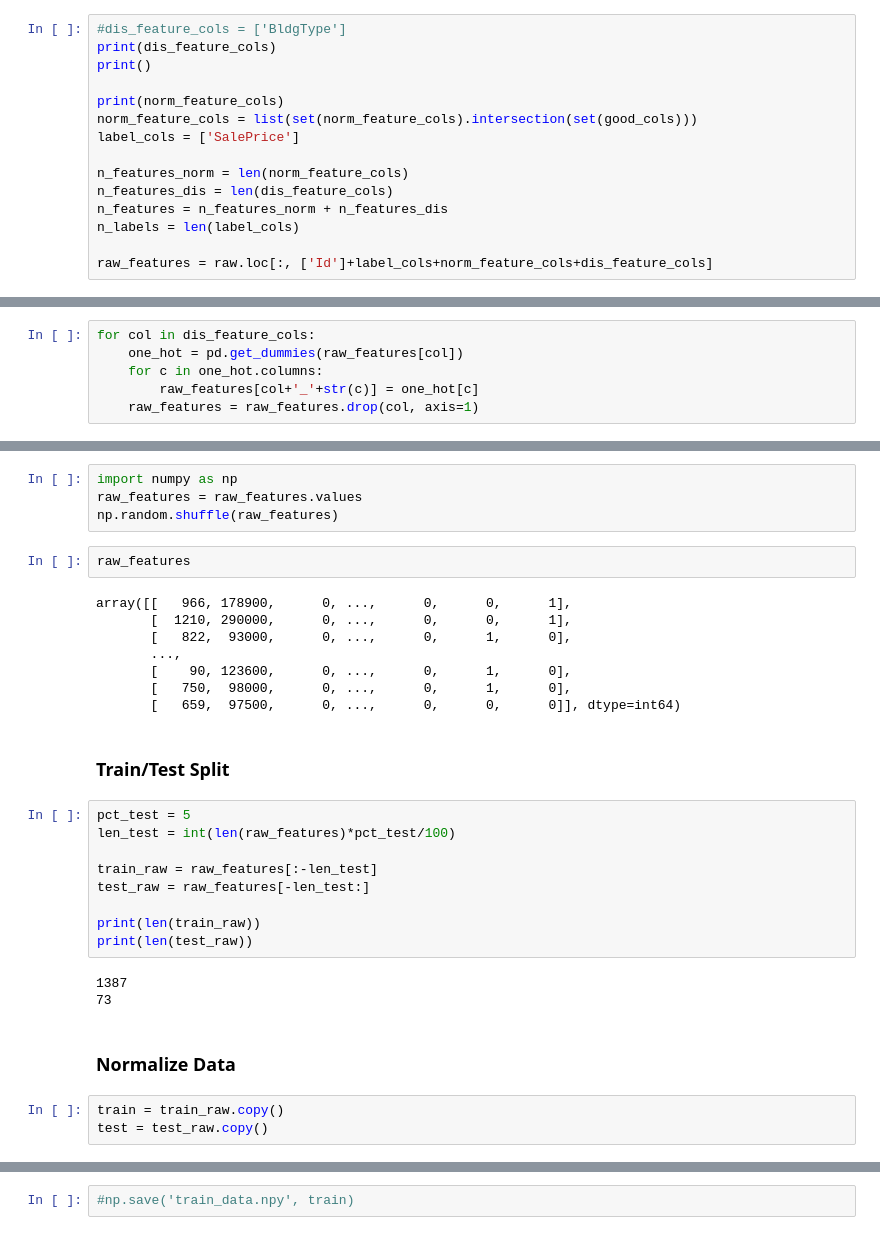
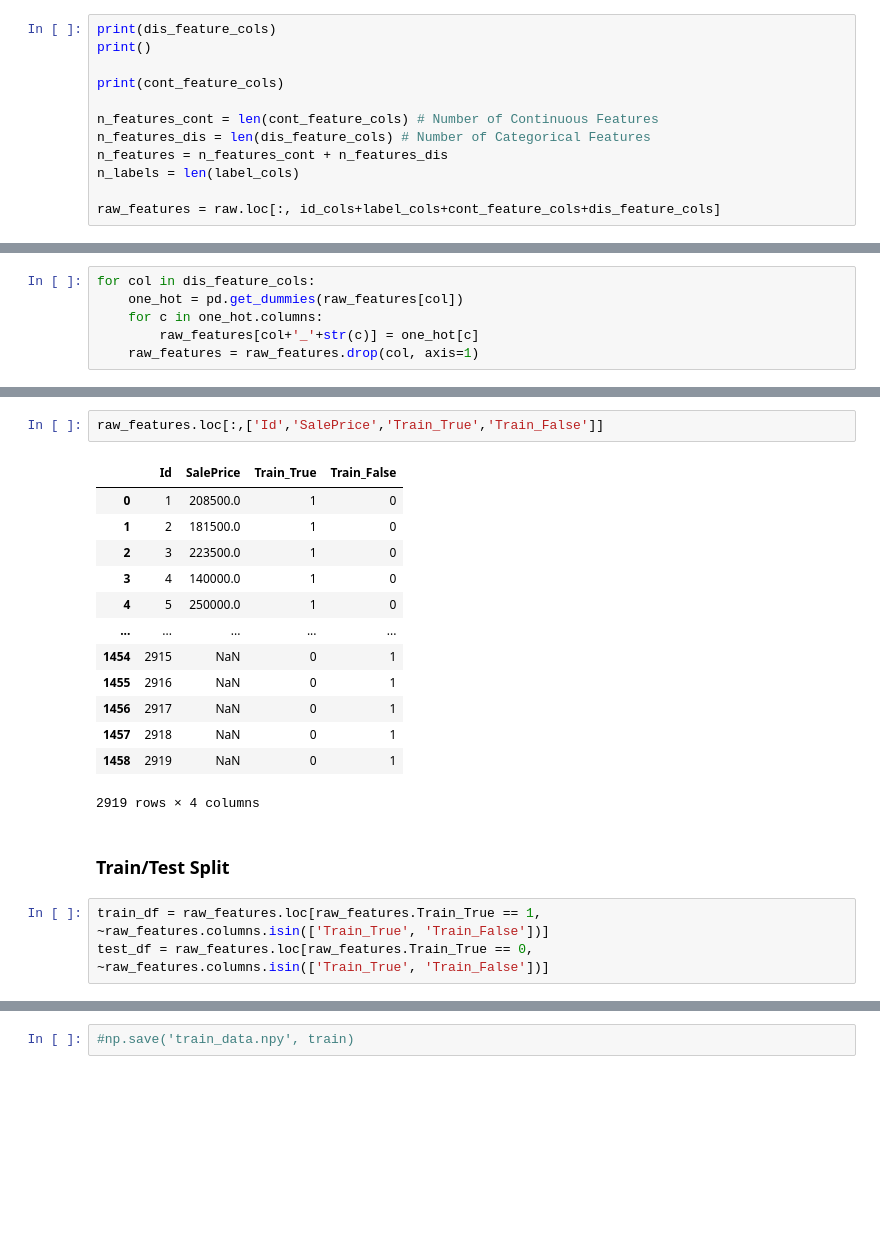
Before and after one commit to coffeenmusic/Kaggle_Housing_Prices_Pytorch, a Jupyter notebook: Housing_Prices.ipynb, the cells around one changed output, grey strips where cells are left out. Cells and saved outputs as stored; diff of their text form; blank space fills up the shorter version.

```diff
--- a/Housing_Prices.ipynb
+++ b/Housing_Prices.ipynb
@@ -102,16 +139,13 @@ for col in good_cols:
 # %%
-#dis_feature_cols = ['BldgType']
 print(dis_feature_cols)
 print()
 
-print(norm_feature_cols)
-norm_feature_cols = list(set(norm_feature_cols).intersection(set(good_cols)))
-label_cols = ['SalePrice']
+print(cont_feature_cols)
 
-n_features_norm = len(norm_feature_cols)
-n_features_dis = len(dis_feature_cols)
-n_features = n_features_norm + n_features_dis
+n_features_cont = len(cont_feature_cols) # Number of Continuous Features
+n_features_dis = len(dis_feature_cols) # Number of Categorical Features
+n_features = n_features_cont + n_features_dis
 n_labels = len(label_cols)
 
-raw_features = raw.loc[:, ['Id']+label_cols+norm_feature_cols+dis_feature_cols]
+raw_features = raw.loc[:, id_cols+label_cols+cont_feature_cols+dis_feature_cols]
 # %% [output]
@@ -131,35 +167,23 @@ len(raw_features.columns)
-# %%
-import numpy as np
-raw_features = raw_features.values
-np.random.shuffle(raw_features)
-# %%
-raw_features
-# %% [output]
-array([[   966, 178900,      0, ...,      0,      0,      1],
-       [  1210, 290000,      0, ...,      0,      0,      1],
-       [   822,  93000,      0, ...,      0,      1,      0],
-       ...,
-       [    90, 123600,      0, ...,      0,      1,      0],
-       [   750,  98000,      0, ...,      0,      1,      0],
-       [   659,  97500,      0, ...,      0,      0,      0]], dtype=int64)
+# %%
+raw_features.loc[:,['Id','SalePrice','Train_True','Train_False']]
+# %% [output]
+|  | Id | SalePrice | Train_True | Train_False |
+| 0 | 1 | 208500.0 | 1 | 0 |
+| 1 | 2 | 181500.0 | 1 | 0 |
+| 2 | 3 | 223500.0 | 1 | 0 |
+| 3 | 4 | 140000.0 | 1 | 0 |
+| 4 | 5 | 250000.0 | 1 | 0 |
+| ... | ... | ... | ... | ... |
+| 1454 | 2915 | NaN | 0 | 1 |
+| 1455 | 2916 | NaN | 0 | 1 |
+| 1456 | 2917 | NaN | 0 | 1 |
+| 1457 | 2918 | NaN | 0 | 1 |
+| 1458 | 2919 | NaN | 0 | 1 |
+2919 rows × 4 columns
 # %% [markdown]
 ### Train/Test Split
-# %%
-pct_test = 5
-len_test = int(len(raw_features)*pct_test/100)
-
-train_raw = raw_features[:-len_test]
-test_raw = raw_features[-len_test:]
-
-print(len(train_raw))
-print(len(test_raw))
-# %% [output]
-1387
-73
-# %% [markdown]
-### Normalize Data
-# %%
-train = train_raw.copy()
-test = test_raw.copy()
+# %%
+train_df = raw_features.loc[raw_features.Train_True == 1, ~raw_features.columns.isin(['Train_True', 'Train_False'])]
+test_df = raw_features.loc[raw_features.Train_True == 0, ~raw_features.columns.isin(['Train_True', 'Train_False'])]
 # %%
 from sklearn.preprocessing import MinMaxScaler
```
Also changed, not shown: parts of 28 cells of this notebook.
